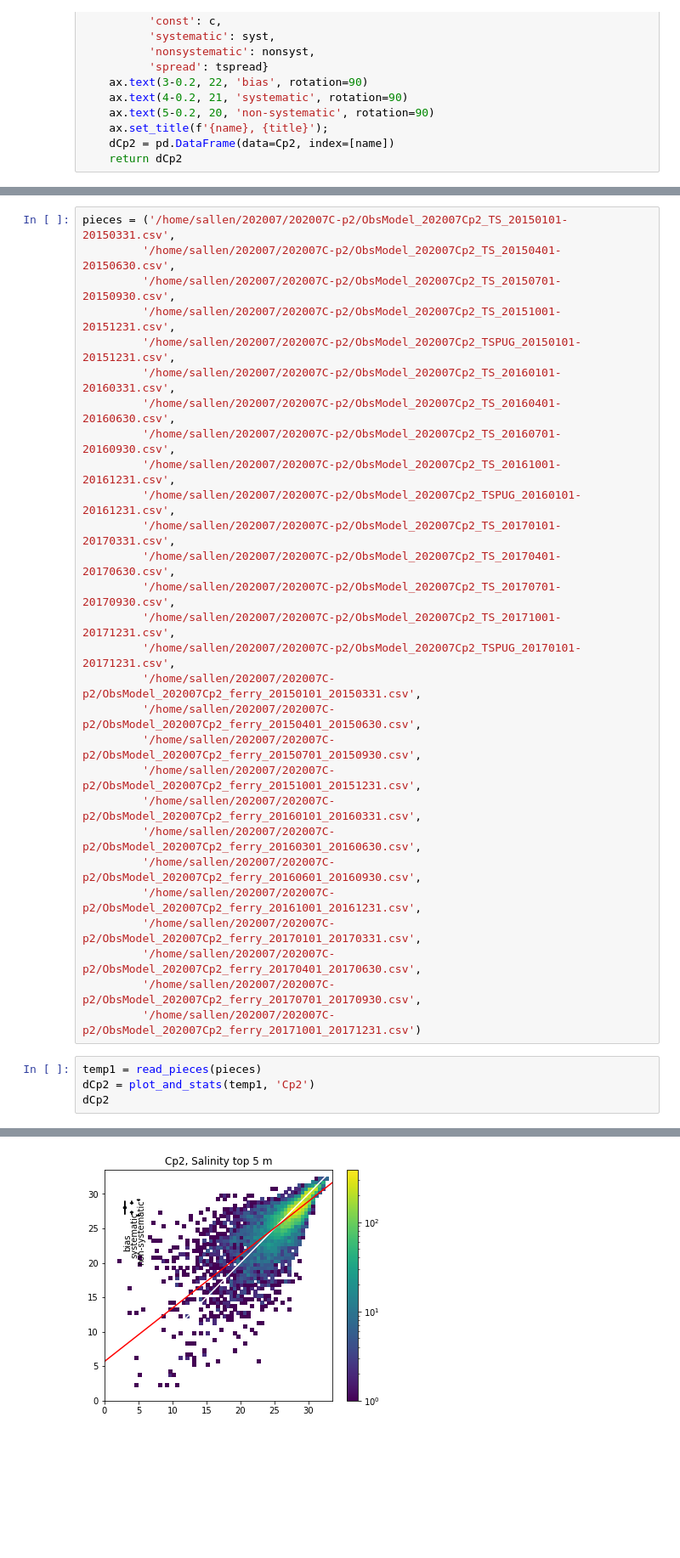
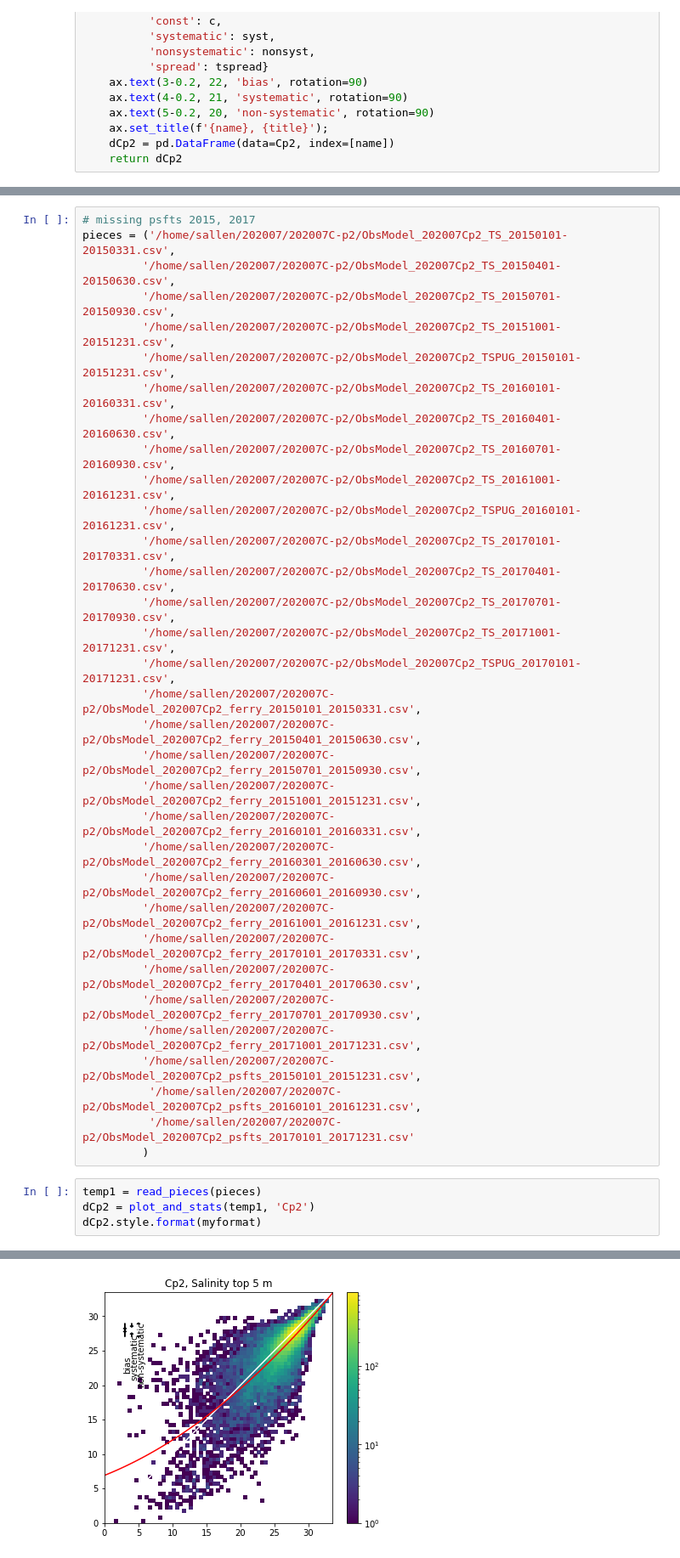
Before and after one commit to SalishSeaCast/analysis-susan, a Jupyter notebook: notebooks/PhysTuning/SurfaceSalinity.ipynb, the cells around one changed output, grey strips where cells are left out. Shown at 85% size. Cells and saved outputs as stored; diff of their text form; blank space fills up the shorter version.

```diff
--- a/notebooks/PhysTuning/SurfaceSalinity.ipynb
+++ b/notebooks/PhysTuning/SurfaceSalinity.ipynb
@@ -95,4 +123,5 @@ def plot_and_stats(temp1, name):
 # %%
+# missing psfts 2015, 2017
 pieces = ('/home/sallen/202007/202007C-p2/ObsModel_202007Cp2_TS_20150101-20150331.csv',
          '/home/sallen/202007/202007C-p2/ObsModel_202007Cp2_TS_20150401-20150630.csv',
          '/home/sallen/202007/202007C-p2/ObsModel_202007Cp2_TS_20150701-20150930.csv',
@@ -119,10 +148,14 @@ pieces = ('/home/sallen/202007/202007C-p2/ObsModel_202007Cp2_TS_20150101-2015033
          '/home/sallen/202007/202007C-p2/ObsModel_202007Cp2_ferry_20170101_20170331.csv',
          '/home/sallen/202007/202007C-p2/ObsModel_202007Cp2_ferry_20170401_20170630.csv',
          '/home/sallen/202007/202007C-p2/ObsModel_202007Cp2_ferry_20170701_20170930.csv',
-         '/home/sallen/202007/202007C-p2/ObsModel_202007Cp2_ferry_20171001_20171231.csv')
+         '/home/sallen/202007/202007C-p2/ObsModel_202007Cp2_ferry_20171001_20171231.csv',
+         '/home/sallen/202007/202007C-p2/ObsModel_202007Cp2_psfts_20150101_20151231.csv',
+          '/home/sallen/202007/202007C-p2/ObsModel_202007Cp2_psfts_20160101_20161231.csv',
+          '/home/sallen/202007/202007C-p2/ObsModel_202007Cp2_psfts_20170101_20171231.csv'
+         )
 # %%
 temp1 = read_pieces(pieces)
 dCp2 = plot_and_stats(temp1, 'Cp2')
-dCp2
+dCp2.style.format(myformat)
 # %% [output]
 |  | number | bias | rmse | swillmott | slopedev | const | systematic | nonsystematic | spread |
@@ -130,4 +163,4 @@ dCp2
-[figure, old version]
+[figure, new version]
 # %%
 pieces = ('/home/sallen/202007/202007D-again/ObsModel_202007D-again_TS_20150101-20150331.csv',
          '/home/sallen/202007/202007D-again/ObsModel_202007D-again_TS_20150401-20150630.csv',
```
Also changed, not shown: parts of 12 cells of this notebook, 1 other file.
